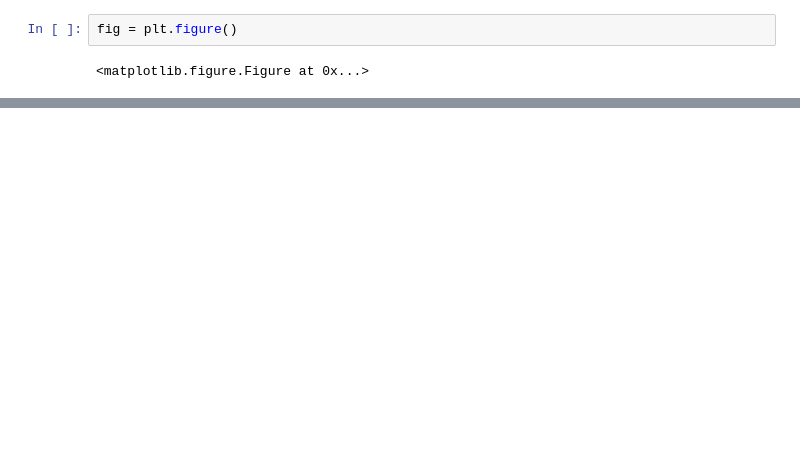
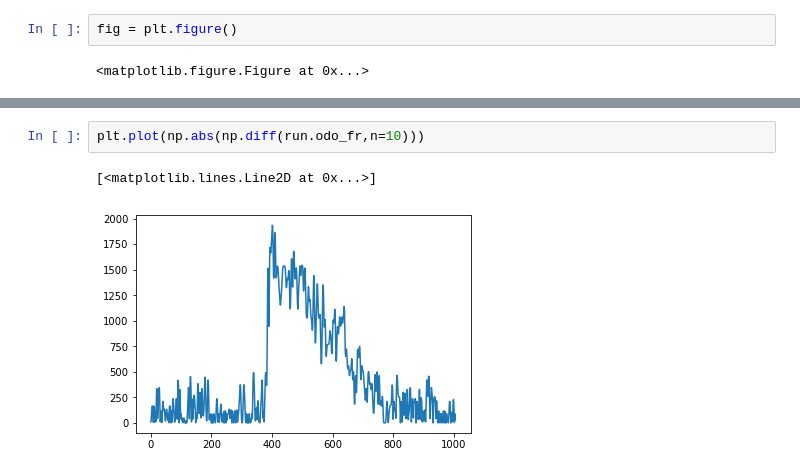
Before and after one commit to berickson/car, a Jupyter notebook: notebooks/Odometry.ipynb, the cells around one changed output, grey strips where cells are left out. Drawn from its saved outputs; the diff is of its cells as text; blank space fills up the shorter version.

```diff
--- a/notebooks/Odometry.ipynb
+++ b/notebooks/Odometry.ipynb
@@ -178,0 +173,5 @@ plt.legend();
+# %%
+plt.plot(np.abs(np.diff(run.odo_fr,n=10)))
+# %% [output]
+[<matplotlib.lines.Line2D at 0x...>]
+[figure, added]
```
Also changed, not shown: parts of 11 cells of this notebook.
